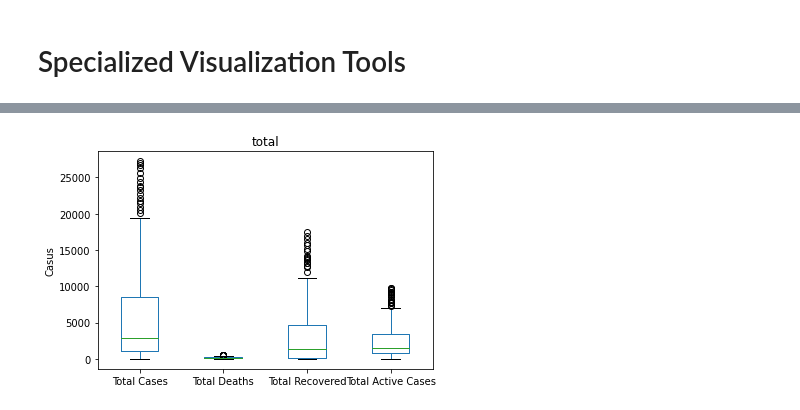
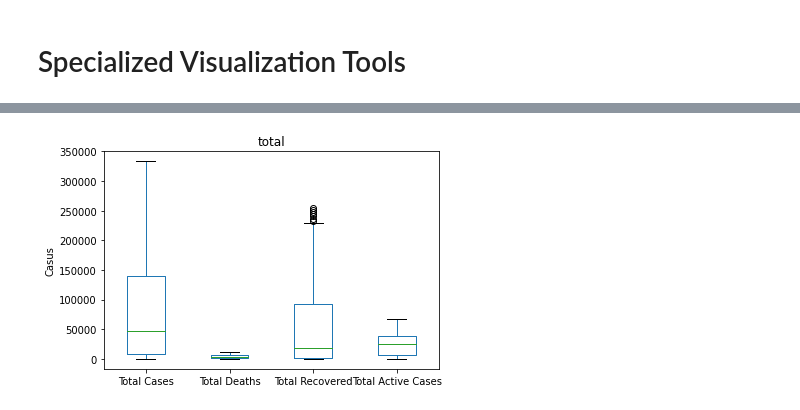
Before and after one commit to Andhi1710/python, a Jupyter notebook: (Andhi_Hamzah)_Covid_19_Indonesia_Dataset.ipynb, the cells around one changed output, grey strips where cells are left out. Cells and saved outputs as stored; diff of their text form; code cells hidden in the pictures.

```diff
--- a/(Andhi_Hamzah)_Covid_19_Indonesia_Dataset.ipynb
+++ b/(Andhi_Hamzah)_Covid_19_Indonesia_Dataset.ipynb
@@ -611,9 +622,9 @@ plt.show()
 # %%
 #@title Box Plots
 import matplotlib.pyplot as plt
-df.plot(kind='box')
+data_covid_total.plot(kind='box')
 plt.ylabel("Casus")
 plt.title("total")
 plt.show()
 # %% [output]
-[figure, old version]
+[figure, new version]
```
Also changed, not shown: parts of 7 cells of this notebook.
